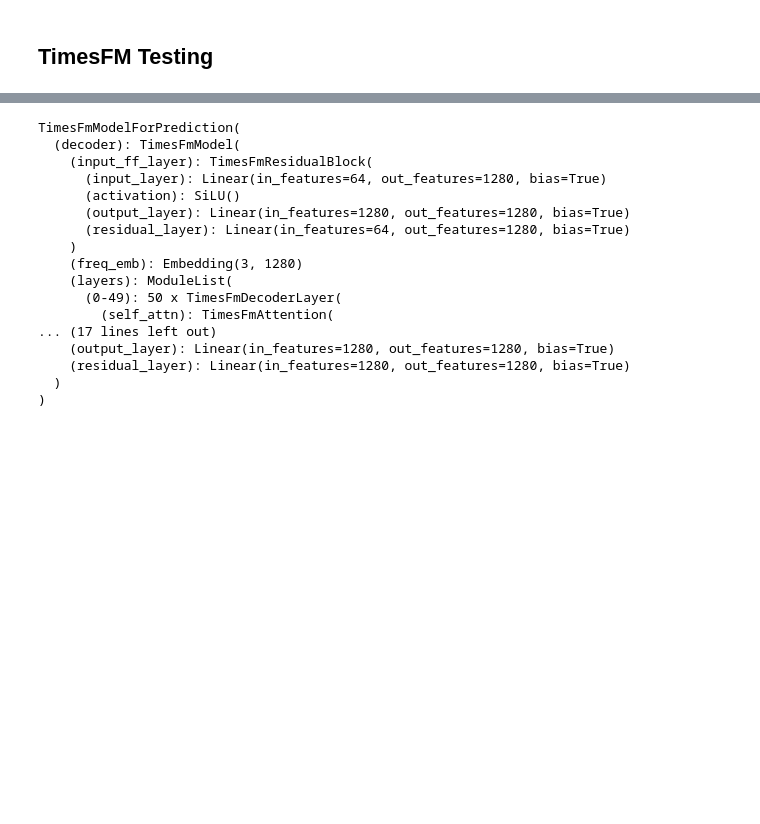
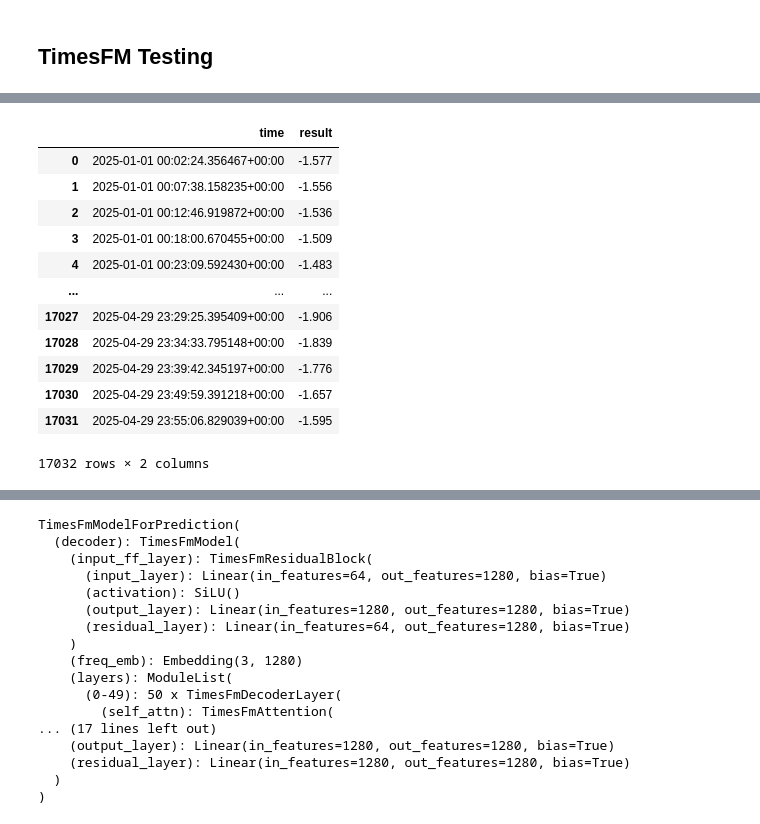
Before and after one commit to PrasunBanerjee04/SecooraRiskModel, a Jupyter notebook: model/TrainModel.ipynb, the cells around one changed output, grey strips where cells are left out. Cells and saved outputs as stored; diff of their text form; code cells hidden in the pictures; blank space fills up the shorter version.

```diff
--- a/model/TrainModel.ipynb
+++ b/model/TrainModel.ipynb
@@ -182,0 +194,16 @@ Note: you may need to restart the kernel to use updated packages.
+# %%
+df_3
+# %% [output]
+|  | time | result |
+| 0 | 2025-01-01 00:02:24.356467+00:00 | -1.577 |
+| 1 | 2025-01-01 00:07:38.158235+00:00 | -1.556 |
+| 2 | 2025-01-01 00:12:46.919872+00:00 | -1.536 |
+| 3 | 2025-01-01 00:18:00.670455+00:00 | -1.509 |
+| 4 | 2025-01-01 00:23:09.592430+00:00 | -1.483 |
+| ... | ... | ... |
+| 17027 | 2025-04-29 23:29:25.395409+00:00 | -1.906 |
+| 17028 | 2025-04-29 23:34:33.795148+00:00 | -1.839 |
+| 17029 | 2025-04-29 23:39:42.345197+00:00 | -1.776 |
+| 17030 | 2025-04-29 23:49:59.391218+00:00 | -1.657 |
+| 17031 | 2025-04-29 23:55:06.829039+00:00 | -1.595 |
+17032 rows × 2 columns
```
Also changed, not shown: parts of 17 cells of this notebook, 4 other files.
